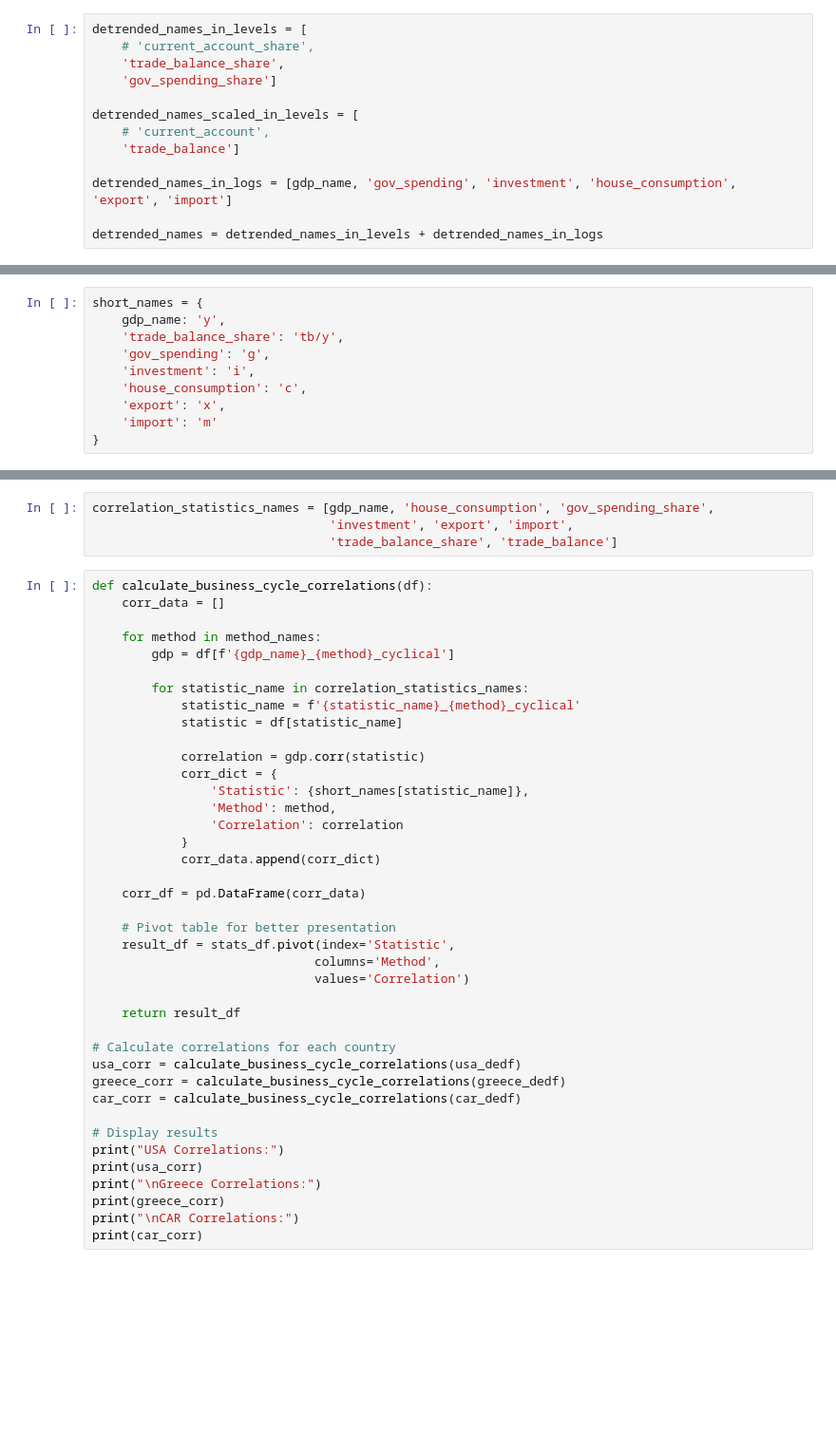
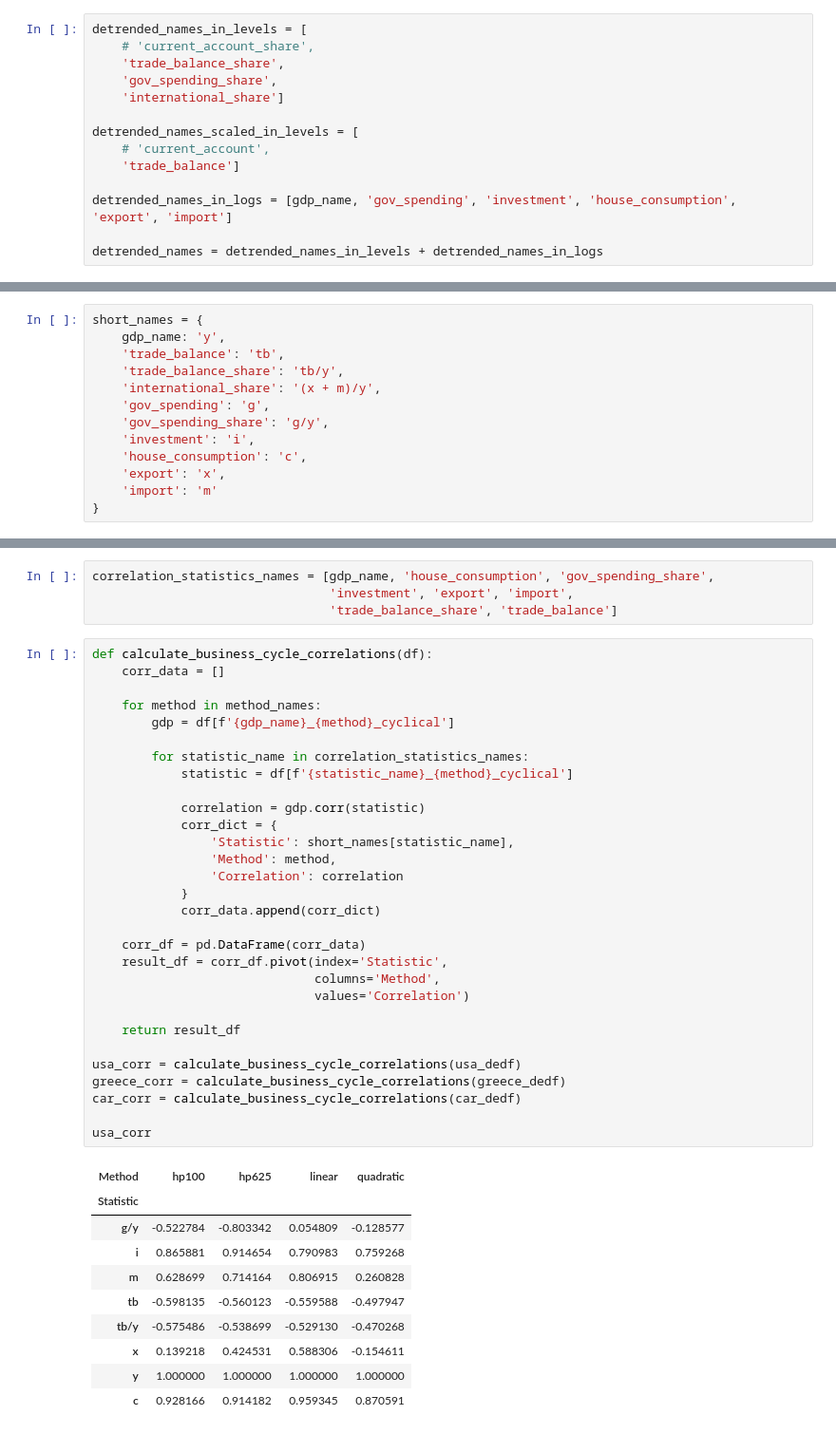
Before and after one commit to tobaffoon/CycleEvaluation, a Jupyter notebook: main.ipynb, the cells around one changed output, grey strips where cells are left out. Shown: that part at 95% size. Drawn from its saved outputs; the diff is of its cells as text; blank space fills up the shorter version.

```diff
--- a/main.ipynb
+++ b/main.ipynb
@@ -182,7 +182,8 @@ usa_df
 detrended_names_in_levels = [
     # 'current_account_share',
     'trade_balance_share',
-    'gov_spending_share']
+    'gov_spending_share',
+    'international_share']
 
 detrended_names_scaled_in_levels = [
     # 'current_account',
@@ -296,8 +296,11 @@ usa_dedf
 # %%
 short_names = {
     gdp_name: 'y',
+    'trade_balance': 'tb',
     'trade_balance_share': 'tb/y',
+    'international_share': '(x + m)/y',
     'gov_spending': 'g',
+    'gov_spending_share': 'g/y',
     'investment': 'i',
     'house_consumption': 'с',
     'export': 'x',
@@ -370,40 +375,41 @@ correlation_statistics_names = [gdp_name, 'house_consumption', 'gov_spending_sha
 # %%
 def calculate_business_cycle_correlations(df):
     corr_data = []
 
     for method in method_names:
         gdp = df[f'{gdp_name}_{method}_cyclical']
 
         for statistic_name in correlation_statistics_names:
-            statistic_name = f'{statistic_name}_{method}_cyclical'
-            statistic = df[statistic_name]
+            statistic = df[f'{statistic_name}_{method}_cyclical']
 
             correlation = gdp.corr(statistic)
             corr_dict = {
-                'Statistic': {short_names[statistic_name]},
+                'Statistic': short_names[statistic_name],
                 'Method': method,
                 'Correlation': correlation
             }
             corr_data.append(corr_dict)
 
     corr_df = pd.DataFrame(corr_data)
-
-    # Pivot table for better presentation
-    result_df = stats_df.pivot(index='Statistic',
+    result_df = corr_df.pivot(index='Statistic',
                               columns='Method',
                               values='Correlation')
 
     return result_df
 
-# Calculate correlations for each country
 usa_corr = calculate_business_cycle_correlations(usa_dedf)
 greece_corr = calculate_business_cycle_correlations(greece_dedf)
 car_corr = calculate_business_cycle_correlations(car_dedf)
 
-# Display results
-print("USA Correlations:")
-print(usa_corr)
-print("\nGreece Correlations:")
-print(greece_corr)
-print("\nCAR Correlations:")
-print(car_corr)
+usa_corr
+# %% [output]
+| Method | hp100 | hp625 | linear | quadratic |
+| Statistic |  |  |  |  |
+| g/y | -0.522784 | -0.803342 | 0.054809 | -0.128577 |
+| i | 0.865881 | 0.914654 | 0.790983 | 0.759268 |
+| m | 0.628699 | 0.714164 | 0.806915 | 0.260828 |
+| tb | -0.598135 | -0.560123 | -0.559588 | -0.497947 |
+| tb/y | -0.575486 | -0.538699 | -0.529130 | -0.470268 |
+| x | 0.139218 | 0.424531 | 0.588306 | -0.154611 |
+| y | 1.000000 | 1.000000 | 1.000000 | 1.000000 |
+| с | 0.928166 | 0.914182 | 0.959345 | 0.870591 |
```
Also changed, not shown: parts of 8 cells of this notebook.
